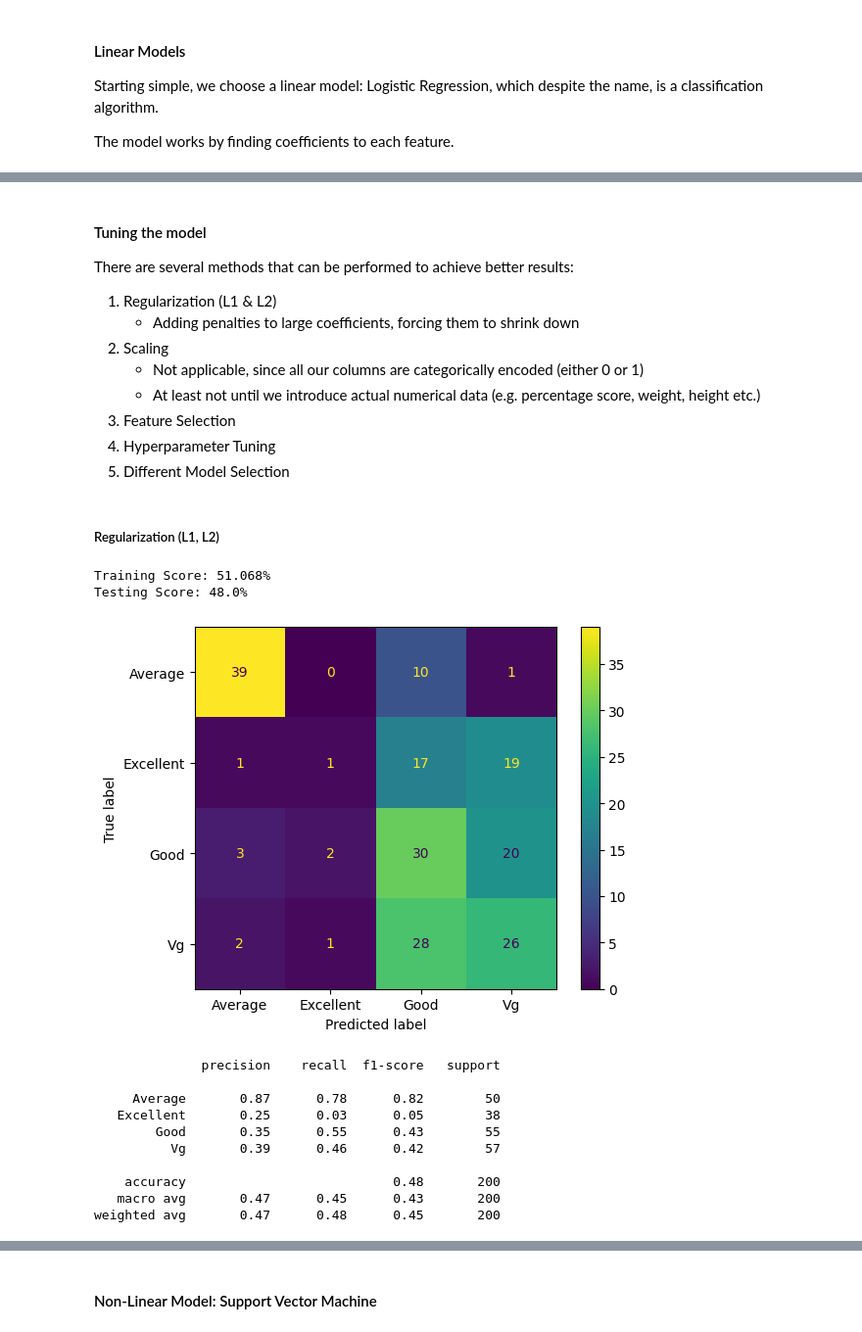
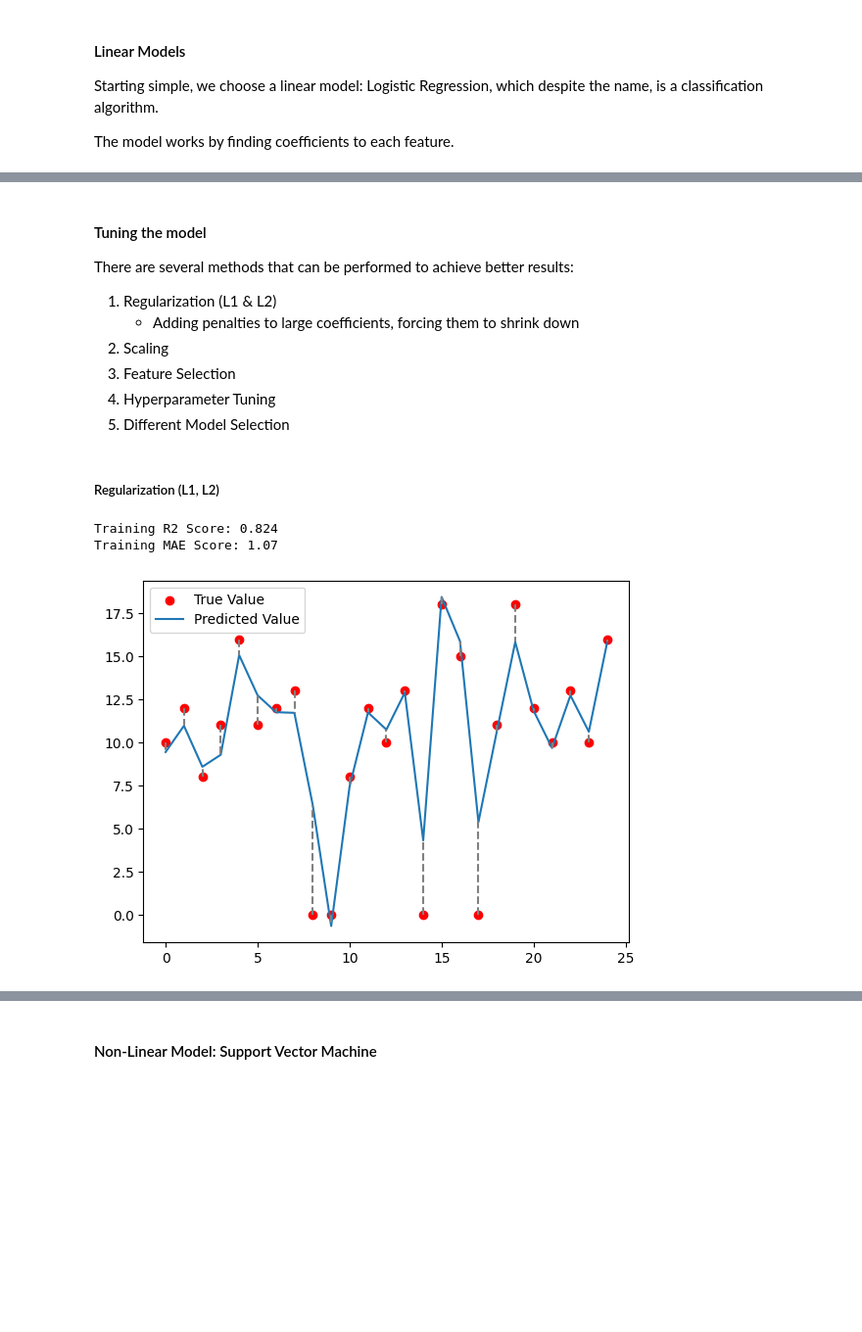
Before and after one commit to Purinat33/Machine-Learning-Project-1, a Jupyter notebook: proj1.ipynb, the cells around one changed output, grey strips where cells are left out. Shown at 98% size. Drawn from its saved outputs; the diff is of its cells as text; code cells hidden in the pictures; blank space fills up the shorter version.

```diff
--- a/proj1.ipynb
+++ b/proj1.ipynb
@@ -418,3 +387,34 @@ def learn( model ):
+# %%
+# Helper function, since we're gonna do the same thing many time
+
+def learn(model, name):
+    model.fit(X_train_encoded, y_train)
+
+    r2 = (cross_val_score(model, X_train_encoded, y_train, cv=6).mean()).round(3)
+    mae = -(cross_val_score(model, X_train_encoded, y_train, cv=6, scoring='neg_mean_absolute_error').mean()).round(3)
+
+    comparison[name] = {"R2": r2, "MAE": mae}
+
+    print(
+        f"Training R2 Score: {r2}")
+    print(
+        f"Training MAE Score: {mae}")
+
+    y_pred = model.predict(X_train_encoded)
+    plt.figure()
+    idx = np.arange(25)
+
+    y_true_25 = y_train.iloc[:25].values
+    y_pred_25 = y_pred[:25]
+
+    plt.scatter(idx, y_true_25, color='r', label="True Value")
+    plt.plot(idx, y_pred_25, label="Predicted Value")
+
+    for j in range(25):
+        plt.vlines(x=j, ymin=y_true_25[j], ymax=y_pred_25[j], color='gray', linestyle='dashed')
+
+    plt.legend()
+    plt.show()
 # %% [markdown]
 #### Tuning the model
 
@@ -423,27 +423,18 @@ There are several methods that can be performed to achieve better results:
 1. Regularization (L1 & L2)
     * Adding penalties to large coefficients, forcing them to shrink down
 2. Scaling
-    * Not applicable, since all our columns are categorically encoded (either 0 or 1)
-    * At least not until we introduce actual numerical data (e.g. percentage score, weight, height etc.)
 3. Feature Selection
 4. Hyperparameter Tuning
 5. Different Model Selection
 # %% [markdown]
 ##### Regularization (L1, L2)
 # %%
-learn(LogisticRegression(penalty='l1', solver='liblinear')) # L1
+from sklearn.linear_model import Lasso # Linear Regression with L1
+
+l1 =Lasso(random_state=42)
+learn(l1, "l1") # L1
 # %% [output]
-Training Score: 51.068%
-Testing Score: 48.0%
+Training R2 Score: 0.824
+Training MAE Score: 1.07
-[figure, old version]
+[figure, new version]
-              precision    recall  f1-score   support
-
-     Average       0.87      0.78      0.82        50
-   Excellent       0.25      0.03      0.05        38
-        Good       0.35      0.55      0.43        55
-          Vg       0.39      0.46      0.42        57
-
-    accuracy                           0.48       200
-   macro avg       0.47      0.45      0.43       200
-weighted avg       0.47      0.48      0.45       200
 # %% [markdown]
```
Also changed, not shown: parts of 63 cells of this notebook.
